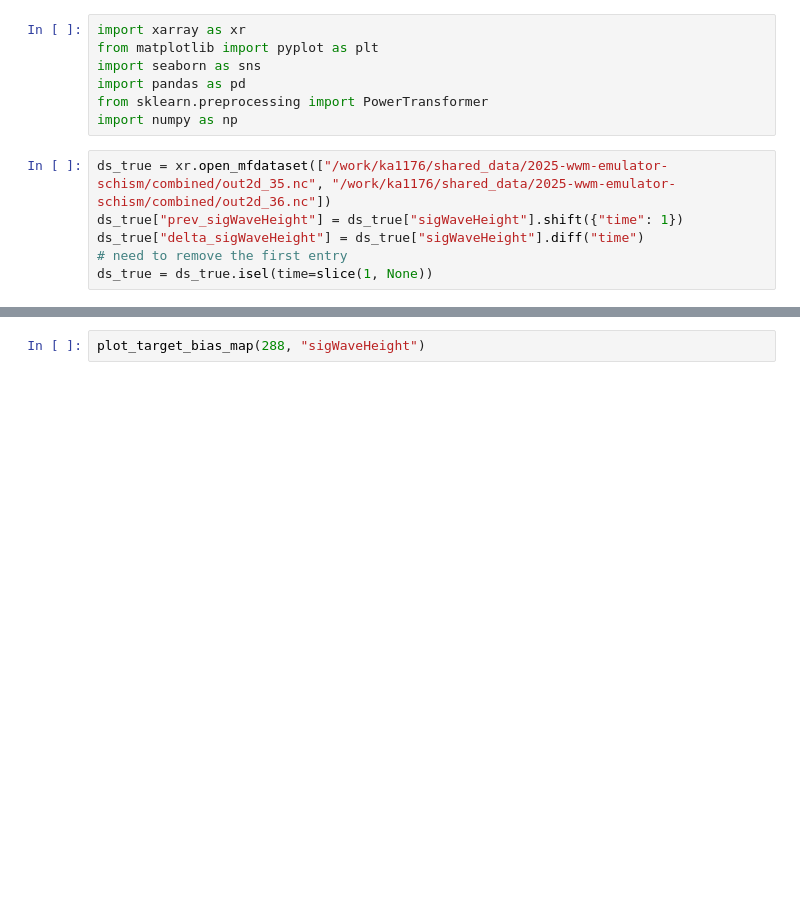
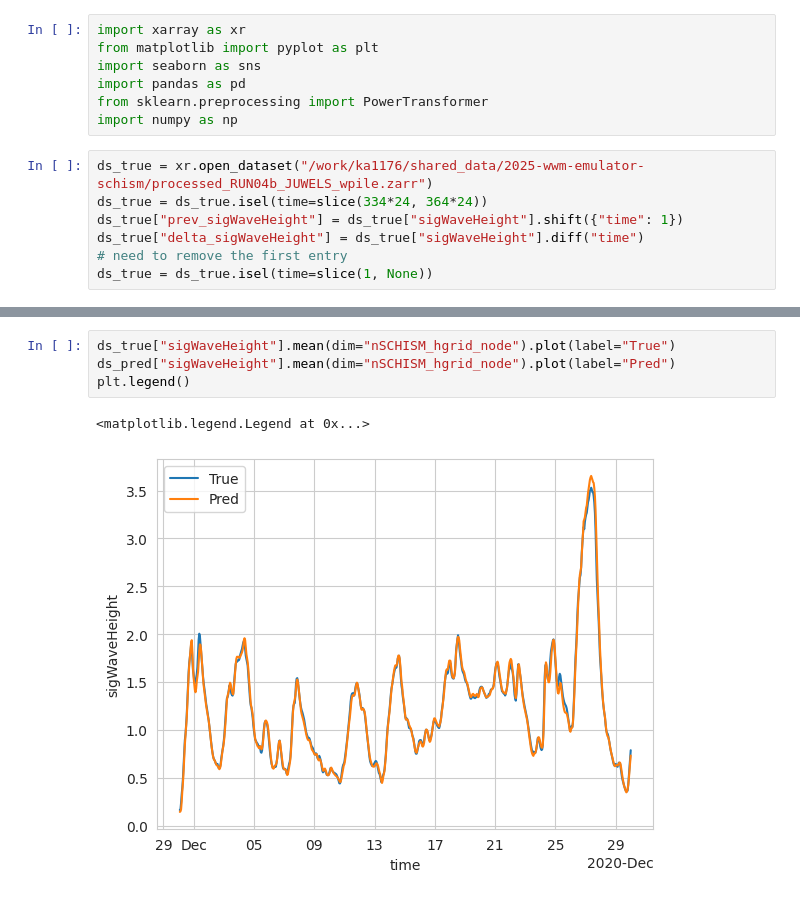
Before and after one commit to crlna16/windwavenet, a Jupyter notebook: notebooks/Evaluation.ipynb, the cells around one changed output, grey strips where cells are left out. Cells and saved outputs as stored; diff of their text form; blank space fills up the shorter version.

```diff
--- a/notebooks/Evaluation.ipynb
+++ b/notebooks/Evaluation.ipynb
@@ -6,7 +6,8 @@ import pandas as pd
 from sklearn.preprocessing import PowerTransformer
 import numpy as np
 # %%
-ds_true = xr.open_mfdataset(["/work/ka1176/shared_data/2025-wwm-emulator-schism/combined/out2d_35.nc", "/work/ka1176/shared_data/2025-wwm-emulator-schism/combined/out2d_36.nc"])
+ds_true = xr.open_dataset("/work/ka1176/shared_data/2025-wwm-emulator-schism/processed_RUN04b_JUWELS_wpile.zarr")
+ds_true = ds_true.isel(time=slice(334*24, 364*24))
 ds_true["prev_sigWaveHeight"] = ds_true["sigWaveHeight"].shift({"time": 1})
 ds_true["delta_sigWaveHeight"] = ds_true["sigWaveHeight"].diff("time")
 # need to remove the first entry
@@ -127,3 +98,8 @@ plot_feature_map(229, ["depth", "elevation", "windStressX", "airTemperature"])
 # %%
-plot_target_bias_map(288, "sigWaveHeight")
+ds_true["sigWaveHeight"].mean(dim="nSCHISM_hgrid_node").plot(label="True")
+ds_pred["sigWaveHeight"].mean(dim="nSCHISM_hgrid_node").plot(label="Pred")
+plt.legend()
+# %% [output]
+<matplotlib.legend.Legend at 0x...>
+[figure, added]
 # %%
```
Also changed, not shown: parts of 51 cells of this notebook, 8 other files.
